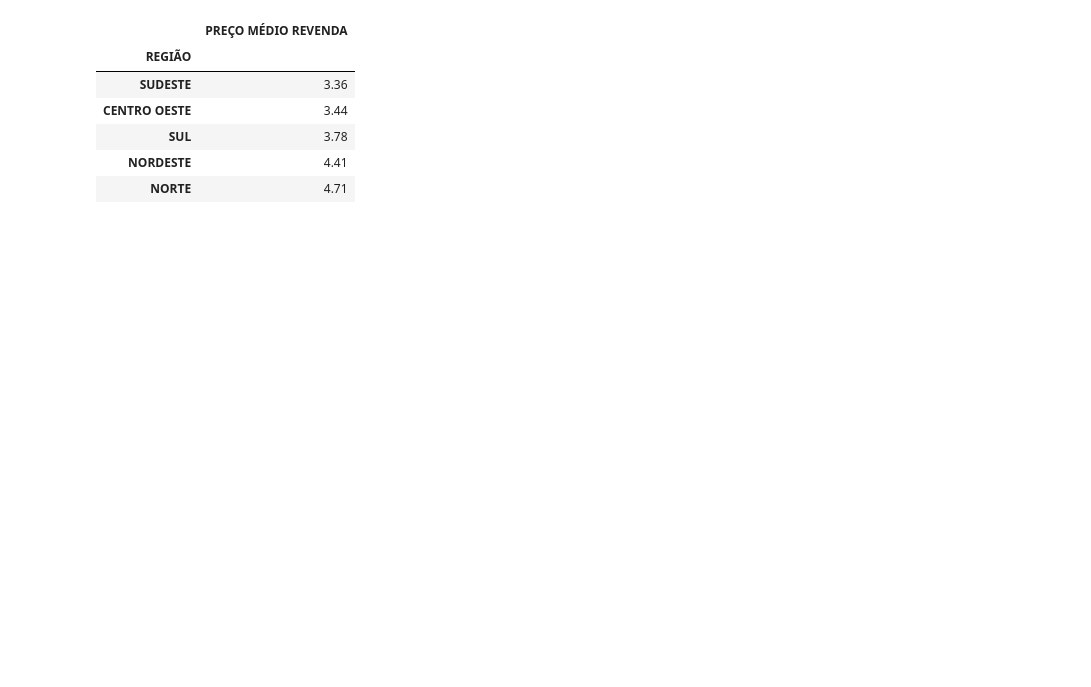
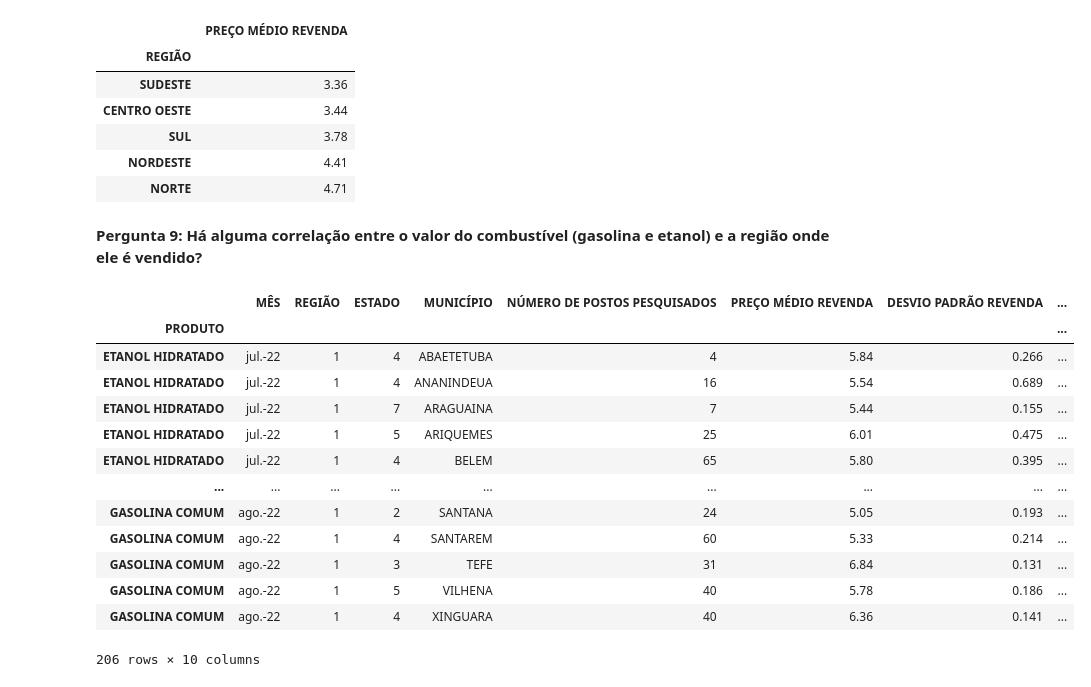
Before and after one commit to joaovictojuliao/Squad-2-M4, a Jupyter notebook: Resilia_M4_Projeto_Final_dados_ANP.ipynb, the cells around one changed output. Drawn from its saved outputs; the diff is of its cells as text; code cells hidden in the pictures; blank space fills up the shorter version.

```diff
--- a/Resilia_M4_Projeto_Final_dados_ANP.ipynb
+++ b/Resilia_M4_Projeto_Final_dados_ANP.ipynb
@@ -329,3 +512,49 @@ etanol.groupby('REGIÃO')[['PREÇO MÉDIO REVENDA']].min().sort_values(['PREÇO
 | SUL | 3.78 |
 | NORDESTE | 4.41 |
 | NORTE | 4.71 |
+# %% [markdown]
+**Pergunta 9: Há alguma correlação entre o valor do combustível (gasolina e etanol) e a região onde ele é vendido?**
+# %%
+#1 - Fazer uma cópia dos dataframe originais
+#2 - Colocar valores numéricos para as regiões: NORTE = 1, NORDESTE = 2, CENTRO-OESTE = 3, SUDESTE = 4, SUL = 5
+#3 - Colocar valores numéricos para os estados:
+# - Colocar valores numéricos para os municípios?
+#3 - Calcular a correlação: nome_df.corr()
+
+copia = brasil_micro.copy()
+# %%
+#Valores numéricos para a coluna 'REGIÃO':
+
+nova_regiao = {'NORTE': 1, 'NORDESTE': 2, 'CENTRO OESTE': 3, 'SUDESTE': 4, 'SUL': 5}
+copia['REGIÃO'] = copia['REGIÃO'].map(nova_regiao)
+
+
+
+#Visualizando novo dataframe
+# copia_etanol = copia.loc["ETANOL HIDRATADO"]
+# %%
+#Valores numéricos para a coluna 'ESTADO':
+
+novo_estado = {'ACRE': 1, 'AMAPA': 2, 'AMAZONAS': 3, 'PARA': 4, 'RONDONIA': 5, 'RORAIMA': 6, 'TOCANTINS': 7,
+               'ALAGOAS': 8, 'BAHIA': 9, 'CEARA': 10, 'MARANHAO': 11, 'PARAIBA': 12, 'PERNAMBUCO': 13, 'PIAUI': 14, 'RIO GRANDE DO NORTE': 15, 'SERGIPE': 16,
+               'DISTRITO FEDERAL': 17, 'GOIAS': 18, 'MATO GROSSO': 19, 'MATO GROSSO DO SUL': 20, 'ESPIRITO SANTO': 21, 'MINAS GERAIS': 22, 'RIO DE JANEIRO': 23, 'SAO PAULO': 24,
+                'PARANA': 25, 'SANTA CATARINA': 26, 'RIO GRANDE DO SUL': 27}
+copia['ESTADO'] = copia['ESTADO'].map(novo_estado)
+# %%
+regiao_norte = copia.query('REGIÃO == 1')
+regiao_norte
+# %% [output]
+|  | MÊS | REGIÃO | ESTADO | MUNICÍPIO | NÚMERO DE POSTOS PESQUISADOS | PREÇO MÉDIO REVENDA | DESVIO PADRÃO REVENDA | ... |
+| PRODUTO |  |  |  |  |  |  |  | ... |
+| ETANOL HIDRATADO | jul.-22 | 1 | 4 | ABAETETUBA | 4 | 5.84 | 0.266 | ... |
+| ETANOL HIDRATADO | jul.-22 | 1 | 4 | ANANINDEUA | 16 | 5.54 | 0.689 | ... |
+| ETANOL HIDRATADO | jul.-22 | 1 | 7 | ARAGUAINA | 7 | 5.44 | 0.155 | ... |
+| ETANOL HIDRATADO | jul.-22 | 1 | 5 | ARIQUEMES | 25 | 6.01 | 0.475 | ... |
+| ETANOL HIDRATADO | jul.-22 | 1 | 4 | BELEM | 65 | 5.80 | 0.395 | ... |
+| ... | ... | ... | ... | ... | ... | ... | ... | ... |
+| GASOLINA COMUM | ago.-22 | 1 | 2 | SANTANA | 24 | 5.05 | 0.193 | ... |
+| GASOLINA COMUM | ago.-22 | 1 | 4 | SANTAREM | 60 | 5.33 | 0.214 | ... |
+| GASOLINA COMUM | ago.-22 | 1 | 3 | TEFE | 31 | 6.84 | 0.131 | ... |
+| GASOLINA COMUM | ago.-22 | 1 | 5 | VILHENA | 40 | 5.78 | 0.186 | ... |
+| GASOLINA COMUM | ago.-22 | 1 | 4 | XINGUARA | 40 | 6.36 | 0.141 | ... |
+206 rows × 10 columns
```
Also changed, not shown: parts of 50 cells of this notebook.
